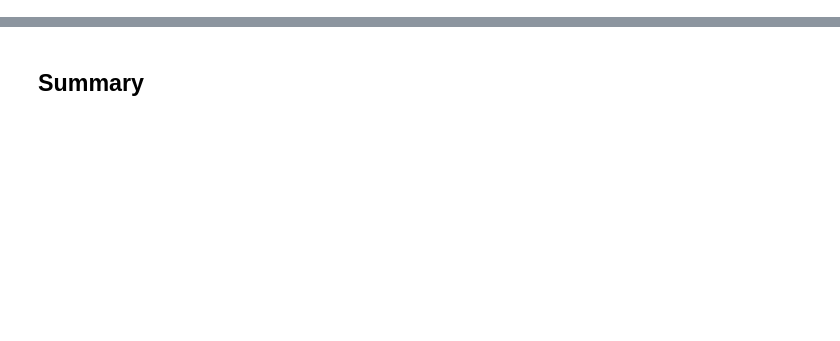
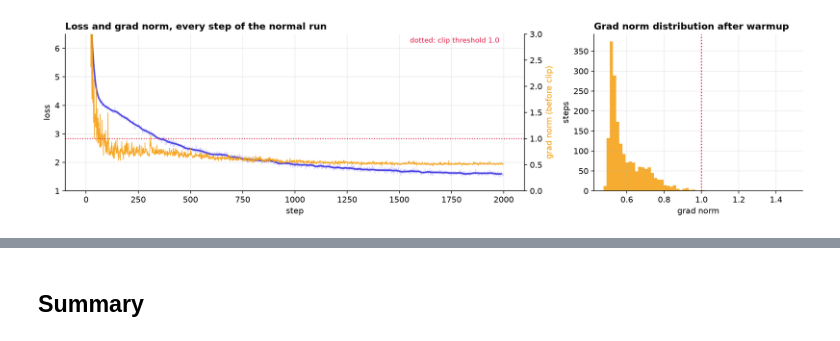
Before and after one commit to revantg/gpt2-training-loop, a Jupyter notebook: training_loop.ipynb, the cells around one changed output, grey strips where cells are left out. Cells and saved outputs as stored; diff of their text form; code cells hidden in the pictures; blank space fills up the shorter version.

```diff
--- a/training_loop.ipynb
+++ b/training_loop.ipynb
@@ -936,0 +965,22 @@ This notebook trained in fp16 (the T4 has no bf16 tensor cores), so GradScaler w
+# %%
+main_loss, main_gnorm = MAIN['loss'], MAIN['gnorm']
+post = main_gnorm[100:]                                        # after warmup
+_fig, _ax = plt.subplots(1, 2, figsize=(14, 3.8), gridspec_kw={'width_ratios': [2.2, 1]})
+_ax[0].plot(main_loss, color=INK, alpha=0.25, lw=0.8)
+_ax[0].plot(np.arange(len(smooth(main_loss))) + 12, smooth(main_loss), color=INK, lw=2, label='loss')
+_ax[0].set(xlabel='step', ylabel='loss', title='Loss and grad norm, every step of the normal run', ylim=(1.0, 6.5))
+_twin = _ax[0].twinx()
+_twin.plot(main_gnorm, color=AMBER, lw=0.8, alpha=0.9, label='grad norm')
+_twin.axhline(1.0, color=ROSE, ls=':', lw=1.2)
+_twin.set_ylabel('grad norm (before clip)', color=AMBER)
+_twin.set_ylim(0, 3)
+_twin.grid(False)
+_twin.spines['right'].set_visible(True)
+_ax[0].text(len(main_loss) * 0.99, 6.2, 'dotted: clip threshold 1.0', ha='right', color=ROSE, fontsize=9)
+_ax[1].hist(post, bins=60, color=AMBER, alpha=0.85)
+_ax[1].axvline(1.0, color=ROSE, ls=':', lw=1.5)
+_ax[1].set(title='Grad norm distribution after warmup', xlabel='grad norm', ylabel='steps')
+plt.tight_layout()
+save(_fig, 'r3-main-run.png')
+# %% [output]
+[figure, added]
```
Also changed, not shown: parts of 94 cells of this notebook, 10 other files.
